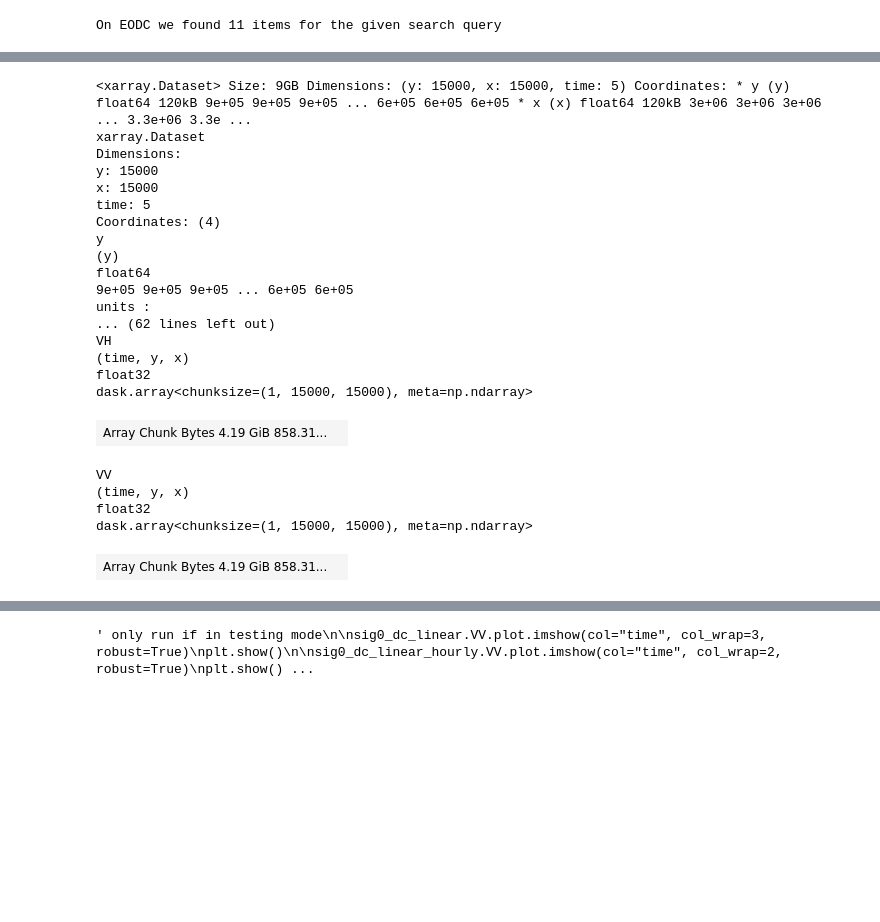
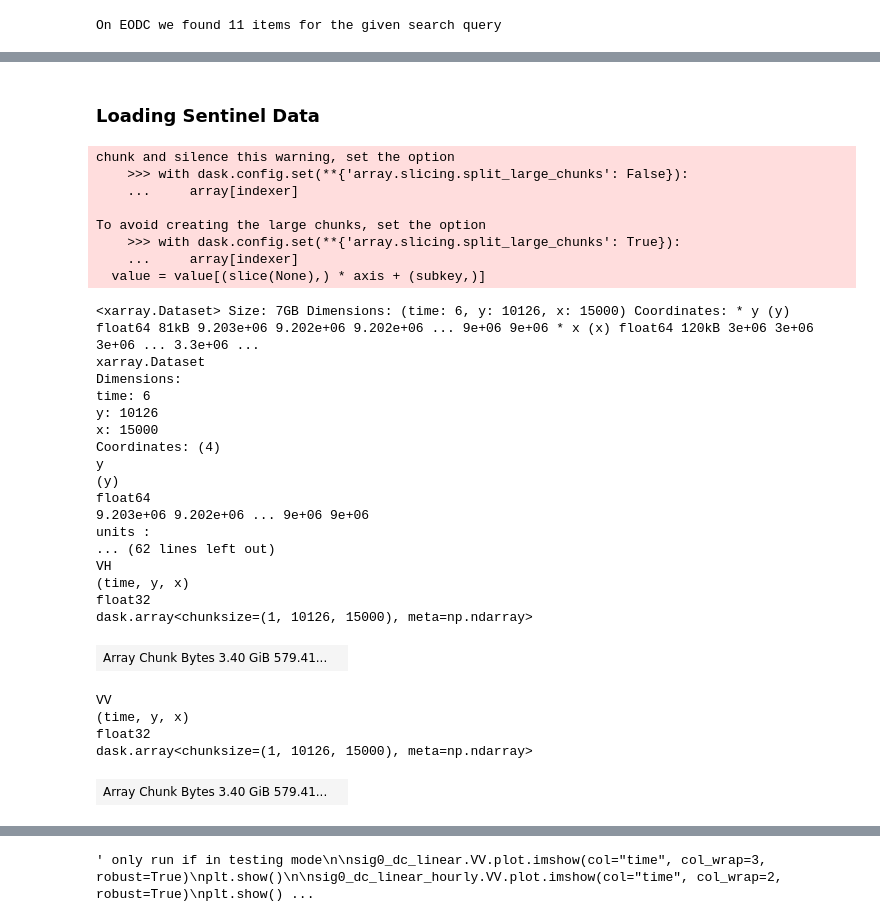
Before and after one commit to wagnerjoseph/Sentinel1-ASCAT-fusion, a Jupyter notebook: notebooks/create-s1-zarr-dataset.ipynb, the cells around one changed output, grey strips where cells are left out. Saved outputs shown, nothing was run; the diff lists cells and outputs as text; code cells hidden in the pictures; blank space fills up the shorter version.

Commit message:
Using shapefiles for europe and africa

```diff
--- a/notebooks/create-s1-zarr-dataset.ipynb
+++ b/notebooks/create-s1-zarr-dataset.ipynb
@@ -136,25 +169,19 @@ We will create two zar files for the different grids that can be fused later.
 # %%
-#"""
+# Split into European and African Equi7 projections
+
 items_crs_europe = []
 items_crs_africa = []
-wkt_europe = None
-wkt_africa = None
 
 for item in items_eodc:
     wkt = item.properties["proj:wkt2"]
-    lat_center = float(wkt.split('PARAMETER["latitude_of_center",')[1].split(']')[0])
+    lat_center = float(wkt.split('PARAMETER["latitude_of_center",')[1].split(']')[0])  # we select based on the latitude of the center of the projection
 
     if lat_center == 53.0:
         items_crs_europe.append(item)
-        wkt_europe = wkt
     elif lat_center == 8.5:
         items_crs_africa.append(item)
-        wkt_africa = wkt
 
 print(f"Equi7 Europe (lat 53.0): {len(items_crs_europe)} items")
-print(wkt_europe, "\n")
 print(f"Equi7 Africa (lat 8.5): {len(items_crs_africa)} items")
-print(wkt_africa)
-#"""
 # %% [output]
 Equi7 Europe (lat 53.0): 5 items
@@ -269,41 +366,58 @@ gdf_af = gpd.read_file(os.path.join(download_dir, tiles['AF'] + '.shp'))
+# %% [markdown]
+### Loading Sentinel Data
 # %%
-crs = "EPSG:27704"
+#crs = "EPSG:27704" # Europe
+crs = "EPSG:27701" # Africa
 
 chunks = {"time": 1, "y": 15000, "x": 15000}
 sig0_dc = odc_stac.load(
-    european_tiles['E030N006T3'],
+    #european_tiles['E030N006T3'],
+    african_tiles['E030N090T3'],
     resolution=20, # errror if not set
     crs=crs,
     chunks=chunks,
 )
 
 nodata = items_eodc[0].assets["VV"].extra_fields["raster:bands"][0]["nodata"]
 scale = items_eodc[0].assets["VV"].extra_fields["raster:bands"][0]["scale"]
 
 sig0_dc = sig0_dc.where(sig0_dc != nodata) / scale
 
+# masking the data
+mask_africa_aligned = mask_africa.rio.reproject_match(sig0_dc) # match CRS and resolution
+
+sig0_dc = sig0_dc.where(mask_africa_aligned == 1, drop=True)
+
 sig0_dc
 # %% [output]
-<xarray.Dataset> Size: 9GB Dimensions: (y: 15000, x: 15000, time: 5) Coordinates: * y (y) float64 120kB 9e+05 9e+05 9e+05 ... 6e+05 6e+05 6e+05 * x (x) float64 120kB 3e+06 3e+06 3e+06 ... 3.3e+06 3.3e ...
-xarray.Dataset
-Dimensions:
-y: 15000
-x: 15000
-time: 5
-Coordinates: (4)
-y
-(y)
-float64
-9e+05 9e+05 9e+05 ... 6e+05 6e+05
-units :
-... (62 lines left out)
-VH
-(time, y, x)
-float32
-dask.array<chunksize=(1, 15000, 15000), meta=np.ndarray>
+chunk and silence this warning, set the option
+    >>> with dask.config.set(**{'array.slicing.split_large_chunks': False}):
+    ...     array[indexer]
+
+To avoid creating the large chunks, set the option
+    >>> with dask.config.set(**{'array.slicing.split_large_chunks': True}):
+    ...     array[indexer]
+  value = value[(slice(None),) * axis + (subkey,)]
+<xarray.Dataset> Size: 7GB Dimensions: (time: 6, y: 10126, x: 15000) Coordinates: * y (y) float64 81kB 9.203e+06 9.202e+06 9.202e+06 ... 9e+06 9e+06 * x (x) float64 120kB 3e+06 3e+06 3e+06 ... 3.3e+06 ...
+xarray.Dataset
+Dimensions:
+time: 6
+y: 10126
+x: 15000
+Coordinates: (4)
+y
+(y)
+float64
+9.203e+06 9.202e+06 ... 9e+06 9e+06
+units :
+... (62 lines left out)
+VH
+(time, y, x)
+float32
+dask.array<chunksize=(1, 10126, 15000), meta=np.ndarray>
-| Array Chunk Bytes 4.19 GiB 858.31... |  |
+| Array Chunk Bytes 3.40 GiB 579.41... |  |
-VV
-(time, y, x)
-float32
-dask.array<chunksize=(1, 15000, 15000), meta=np.ndarray>
+VV
+(time, y, x)
+float32
+dask.array<chunksize=(1, 10126, 15000), meta=np.ndarray>
-| Array Chunk Bytes 4.19 GiB 858.31... |  |
+| Array Chunk Bytes 3.40 GiB 579.41... |  |
```
Also changed, not shown: parts of 32 cells of this notebook.
